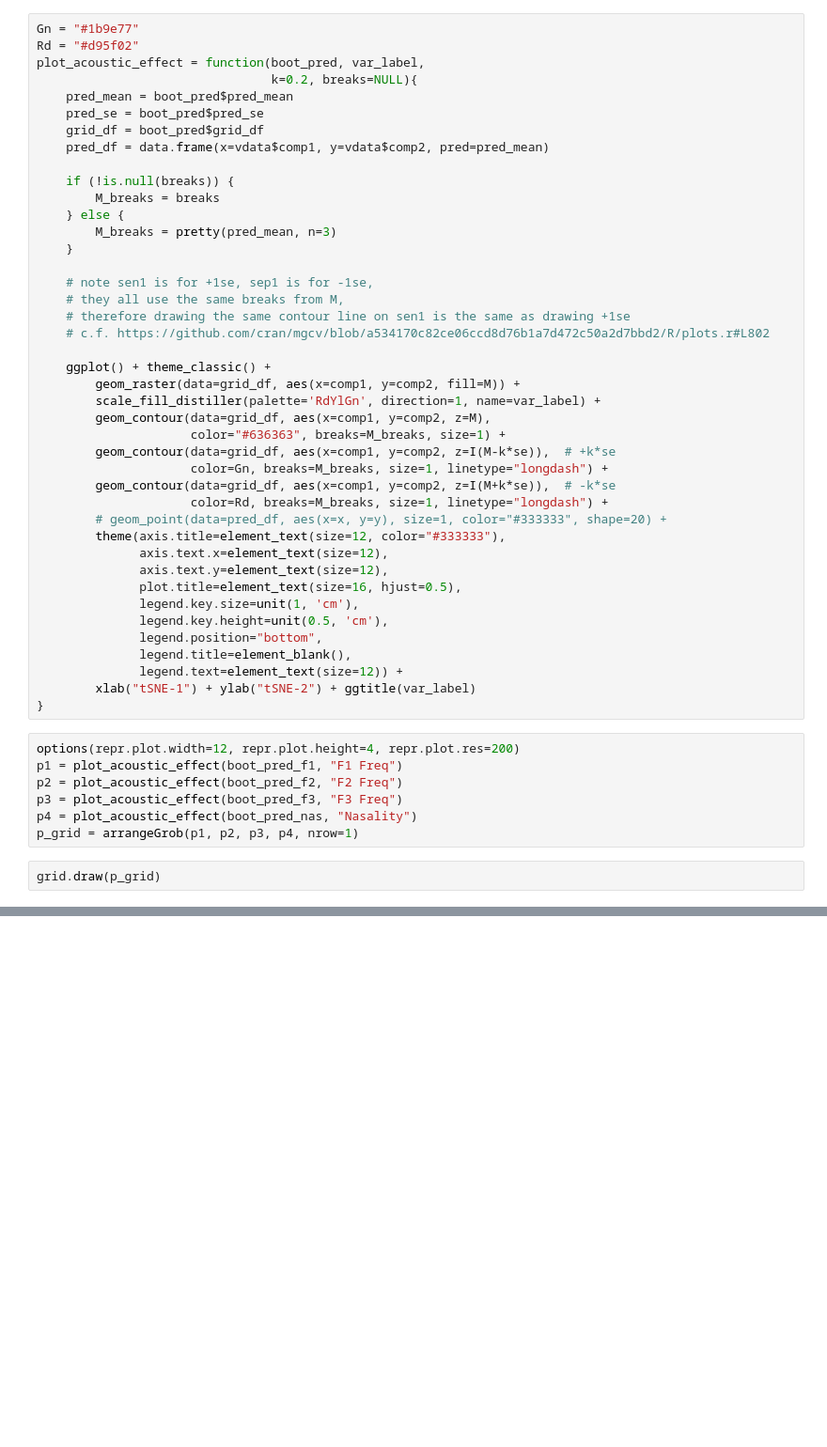
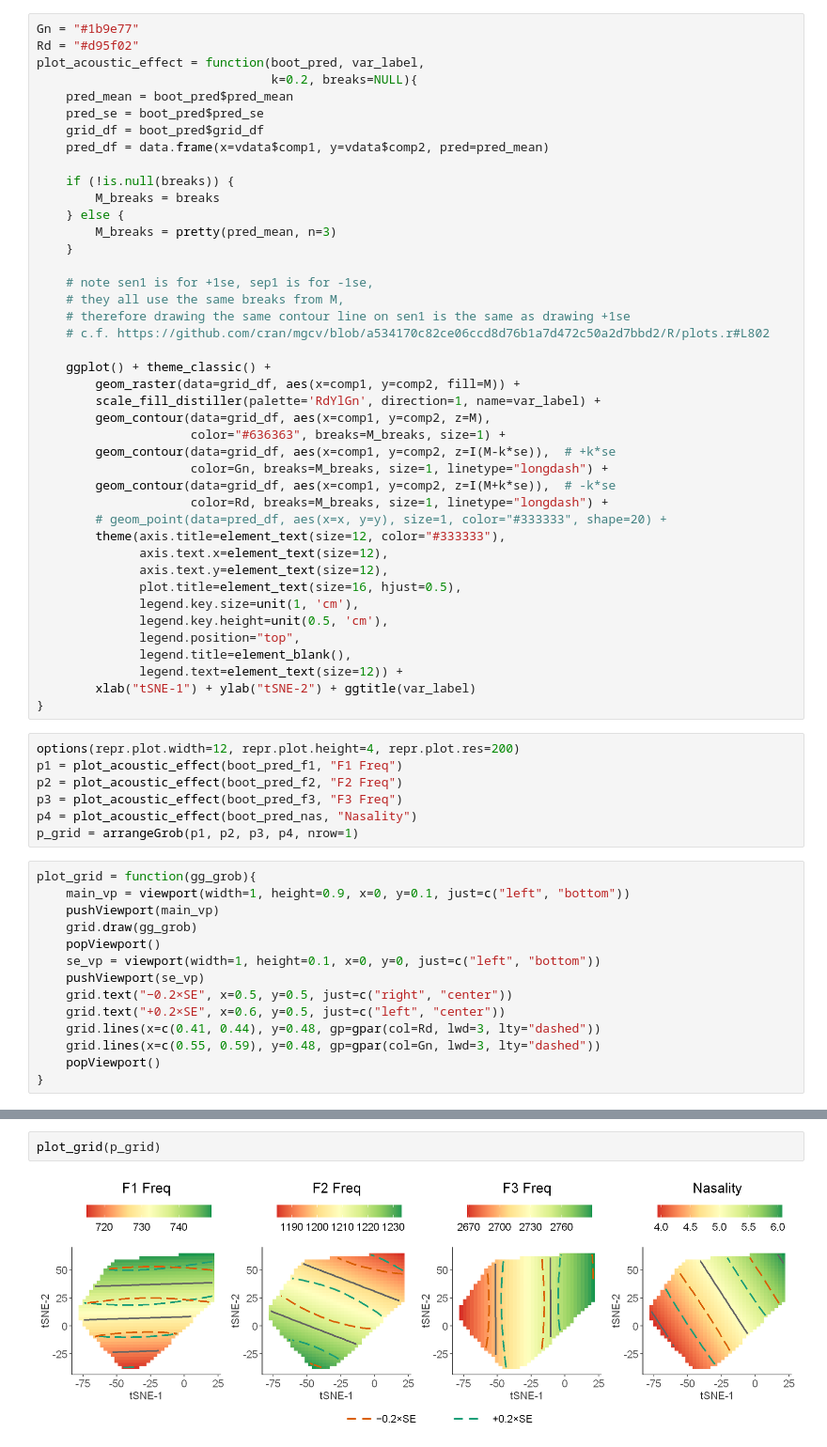
Before and after one commit to seantyh/hosaurus, a Jupyter notebook: lmer_ho_aligned_tsne.ipynb, the cells around one changed output, grey strips where cells are left out. Shown at 94% size. Saved outputs shown, nothing was run; the diff lists cells and outputs as text; blank space fills up the shorter version.

```diff
--- a/lmer_ho_aligned_tsne.ipynb
+++ b/lmer_ho_aligned_tsne.ipynb
@@ -274,7 +274,7 @@ plot_acoustic_effect = function(boot_pred, var_label,
               plot.title=element_text(size=16, hjust=0.5),
               legend.key.size=unit(1, 'cm'),
               legend.key.height=unit(0.5, 'cm'),
-              legend.position="bottom",
+              legend.position="top",
               legend.title=element_blank(),
               legend.text=element_text(size=12)) +
         xlab("tSNE-1") + ylab("tSNE-2") + ggtitle(var_label)
@@ -287,4 +287,16 @@ p3 = plot_acoustic_effect(boot_pred_f3, "F3 Freq")
 p4 = plot_acoustic_effect(boot_pred_nas, "Nasality")
 p_grid = arrangeGrob(p1, p2, p3, p4, nrow=1)
 # %%
-grid.draw(p_grid)
+plot_grid = function(gg_grob){
+    main_vp = viewport(width=1, height=0.9, x=0, y=0.1, just=c("left", "bottom"))
+    pushViewport(main_vp)
+    grid.draw(gg_grob)
+    popViewport()
+    se_vp = viewport(width=1, height=0.1, x=0, y=0, just=c("left", "bottom"))
+    pushViewport(se_vp)
+    grid.text("−0.2×SE", x=0.5, y=0.5, just=c("right", "center"))
+    grid.text("+0.2×SE", x=0.6, y=0.5, just=c("left", "center"))
+    grid.lines(x=c(0.41, 0.44), y=0.48, gp=gpar(col=Rd, lwd=3, lty="dashed"))
+    grid.lines(x=c(0.55, 0.59), y=0.48, gp=gpar(col=Gn, lwd=3, lty="dashed"))
+    popViewport()
+}
@@ -293,2 +303,6 @@ grid.draw(p_grid)
+# %%
+plot_grid(p_grid)
+# %% [output]
+[figure, added]
 # %%
 png("ac_tsne.png", width=12, height=4, units="in", res=200)
```
Also changed, not shown: parts of 2 cells of this notebook, 1 other file.
